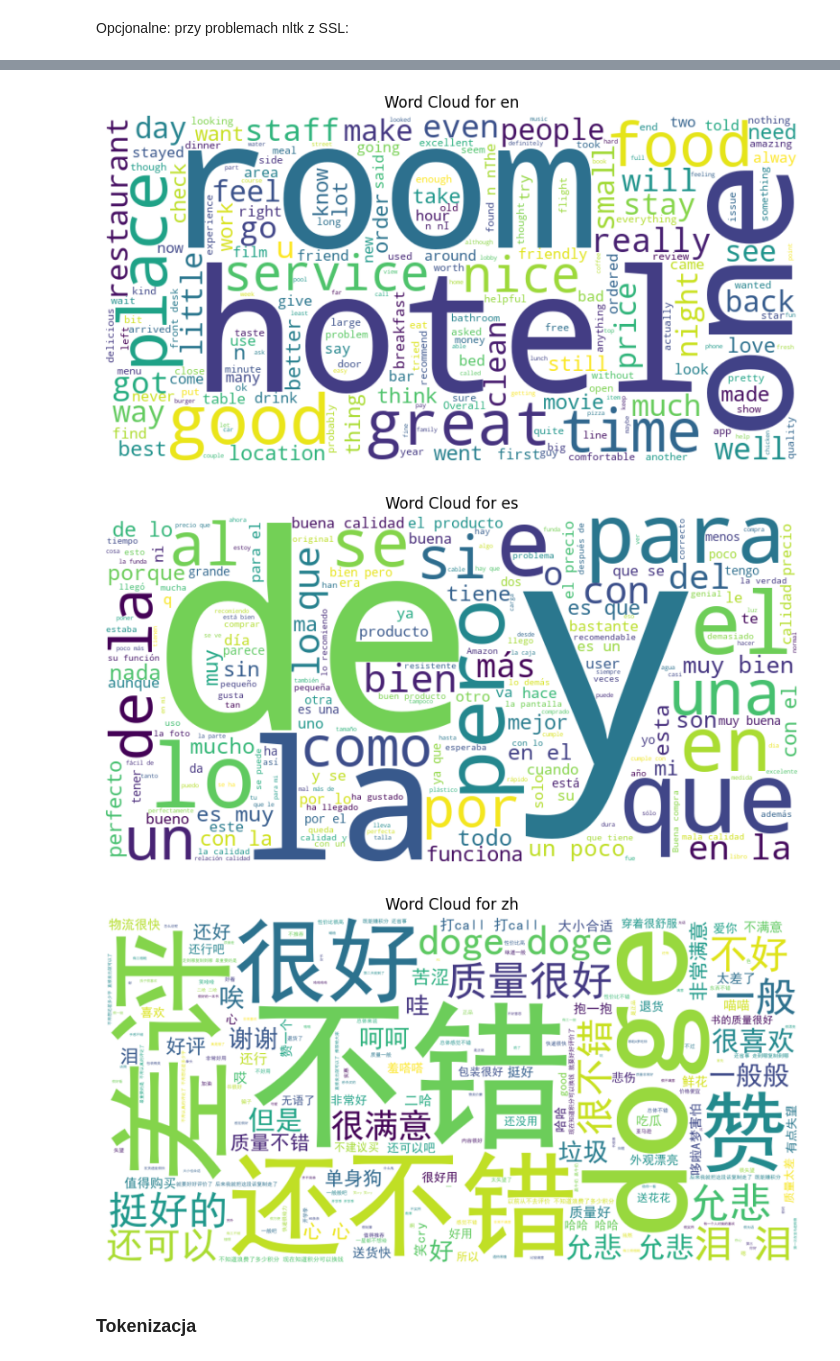
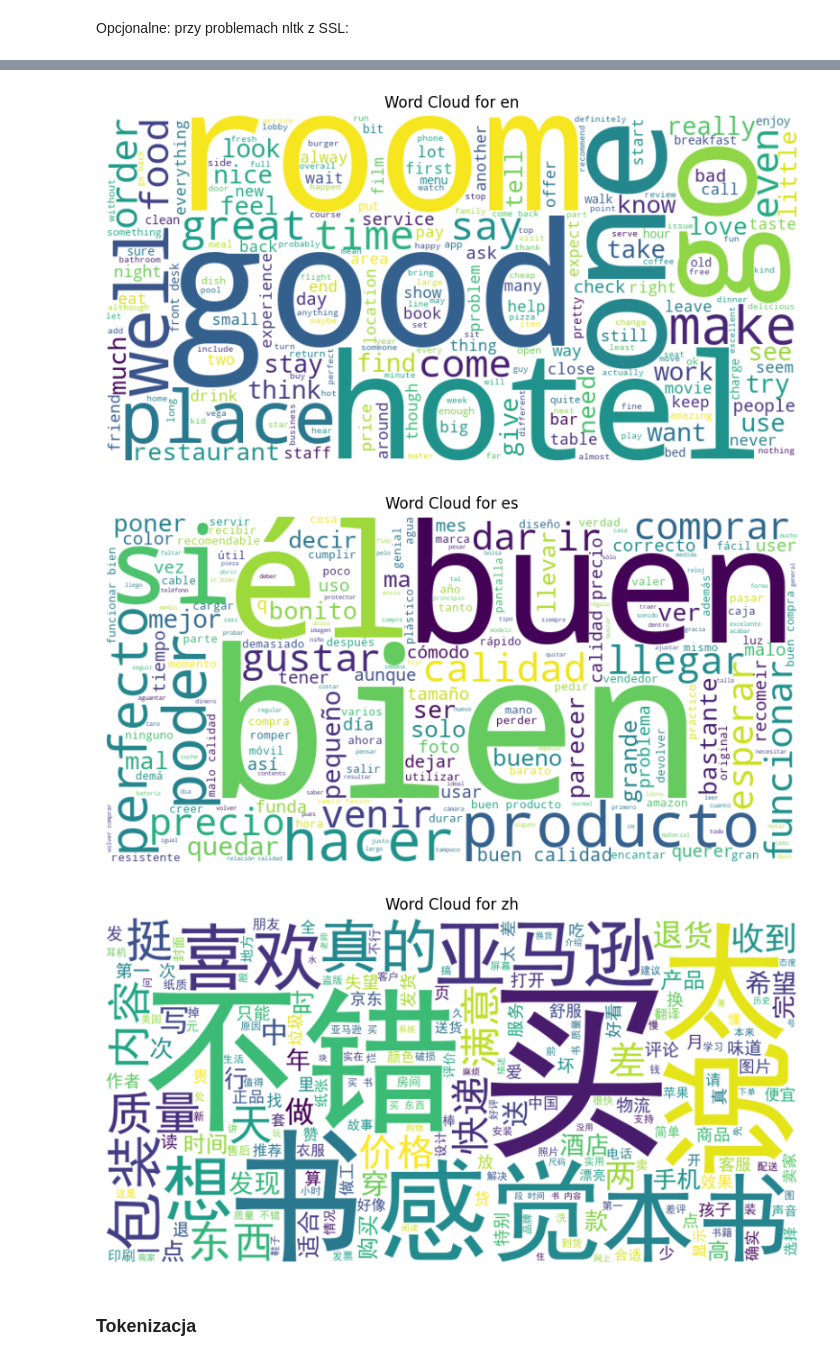
Before and after one commit to mikosovsky/Multilingual-sentiment-analysis, a Jupyter notebook: projekt.ipynb, the cells around one changed output, grey strips where cells are left out. Cells and saved outputs as stored; diff of their text form; code cells hidden in the pictures.

```diff
--- a/projekt.ipynb
+++ b/projekt.ipynb
@@ -39,12 +39,13 @@ DatasetDict({
 languages = ds['train'].unique('language')
 ds_types = ['train', 'validation', 'test']
 drop_columns = ['source', 'domain']
+languages_to_process = ['en', 'es', 'zh']
 ds = ds.remove_columns(drop_columns)
 # Create dictionary to store datasets for each language
 datasets = {}
 
 # Split train, validation and test for each language
-for lang in languages:
+for lang in languages_to_process:
     datasets[lang] = {}
     for ds_type in ds_types:
         datasets[lang][ds_type] = ds[ds_type].filter(
@@ -64,17 +65,27 @@ for lang in languages:
 W zbiorze angielskim występowały próbki niechcianych języków np. turecki
 # %%
 from langdetect import detect
+import copy
+
+dataset_copy = copy.deepcopy(datasets)
 
 def detect_language(text):
     try:
-        return detect(text)
+        detected = detect(text)
+        if detected.startswith('zh'):
+            return 'zh'
+        elif detected == 'es':
+            return 'es'
+        elif detected == 'en':
+            return 'en'
+        return detected
     except:
         return "unknown"
 
 for ds_type in ds_types:
-        for lang in languages:
-            datasets['en'][ds_type] = datasets['en'][ds_type].filter(
-                lambda batch: [detect_language(x) == 'en' for x in batch['text']],
+        for lang in languages_to_process:
+            datasets[lang][ds_type] = datasets[lang][ds_type].filter(
+                lambda batch: [detect_language(x) == lang for x in batch['text']],
                 batched=True,
                 num_proc=4
             )
@@ -81,3 +110,12 @@ for ds_type in ds_types:
 # %%
-datasets['en']['train'][0]
+# calculate how many rows were removed
+for lang in languages_to_process:
+    for ds_type in ds_types:
+        original_rows = dataset_copy[lang][ds_type].num_rows
+        filtered_rows = datasets[lang][ds_type].num_rows
+        print(f"Language: {lang}, Dataset Type: {ds_type}, Original Rows: {original_rows}, Filtered Rows: {filtered_rows}")
+
+print(datasets['en']['train'][0])
+print(datasets['zh']['train'][0])
+print(datasets['es']['train'][0])
 # %% [output]
@@ -302,4 +330,14 @@ stop_words = {
     'es': set(stopwords.words('spanish')),
     'zh': set()  # Chinese doesn't use stopwords
 }
+
+additional_spanish_stops = {
+    'el', 'la', 'los', 'las', 'un', 'una', 'unos', 'unas',
+    'lo', 'al', 'del', 'este', 'esta', 'estos', 'estas',
+    'ese', 'esa', 'esos', 'esas', 'aquel', 'aquella',
+    'muy', 'mucho', 'muchos', 'muchas', 'más', 'menos'
+}
+stop_words['es'].update(additional_spanish_stops)
+
+print(stop_words['es'])
 # %% [output]
@@ -370,36 +426,36 @@ Preprocessed text: 正好 下周 露营 露营 有意思 开心 做好 防护
 # %%
 from collections import Counter
 import matplotlib.pyplot as plt
 from wordcloud import WordCloud
 
 font_path = './resources/simhei.ttf'  # Path to a Chinese font file for word cloud
 
 # Create word cloud for each language
 for lang in languages_to_process:
     # Filter dataset by language
     lang_texts = ' '.join(preprocessed_dataset.filter(
         lambda x: x['language'] == lang
-    )['text'])
+    )['preprocessed_text'])
 
     # Create and display word cloud
     wordcloud = WordCloud(
         width=800,
         height=400,
         background_color='white',
         font_path=font_path if lang == 'zh' else None,  # Use Chinese font for Chinese text
     ).generate(lang_texts)
 
     plt.figure(figsize=(10, 5))
     plt.imshow(wordcloud, interpolation='bilinear')
     plt.axis('off')
     plt.title(f'Word Cloud for {lang}')
     plt.show()
 
     wordcloud.to_file(f'./wordclouds/wordcloud_{lang}.png')  # Save word cloud to file
 # %% [output]
-[figure, old version]
+[figure, new version]
-[figure, old version]
+[figure, new version]
-[figure, old version]
+[figure, new version]
 # %% [markdown]
 ### Tokenizacja
 # %% [markdown]
```
Also changed, not shown: parts of 15 cells of this notebook, 9 other files.
